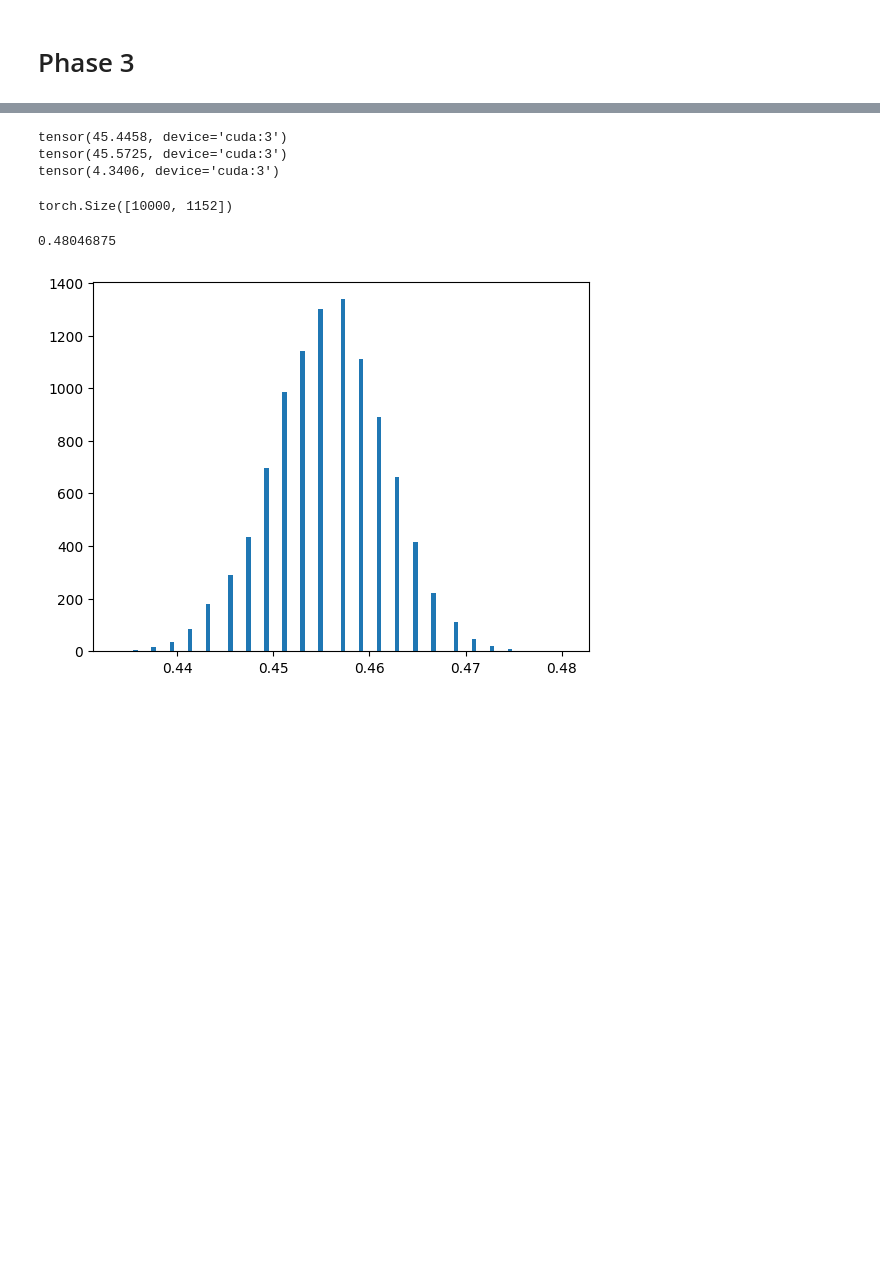
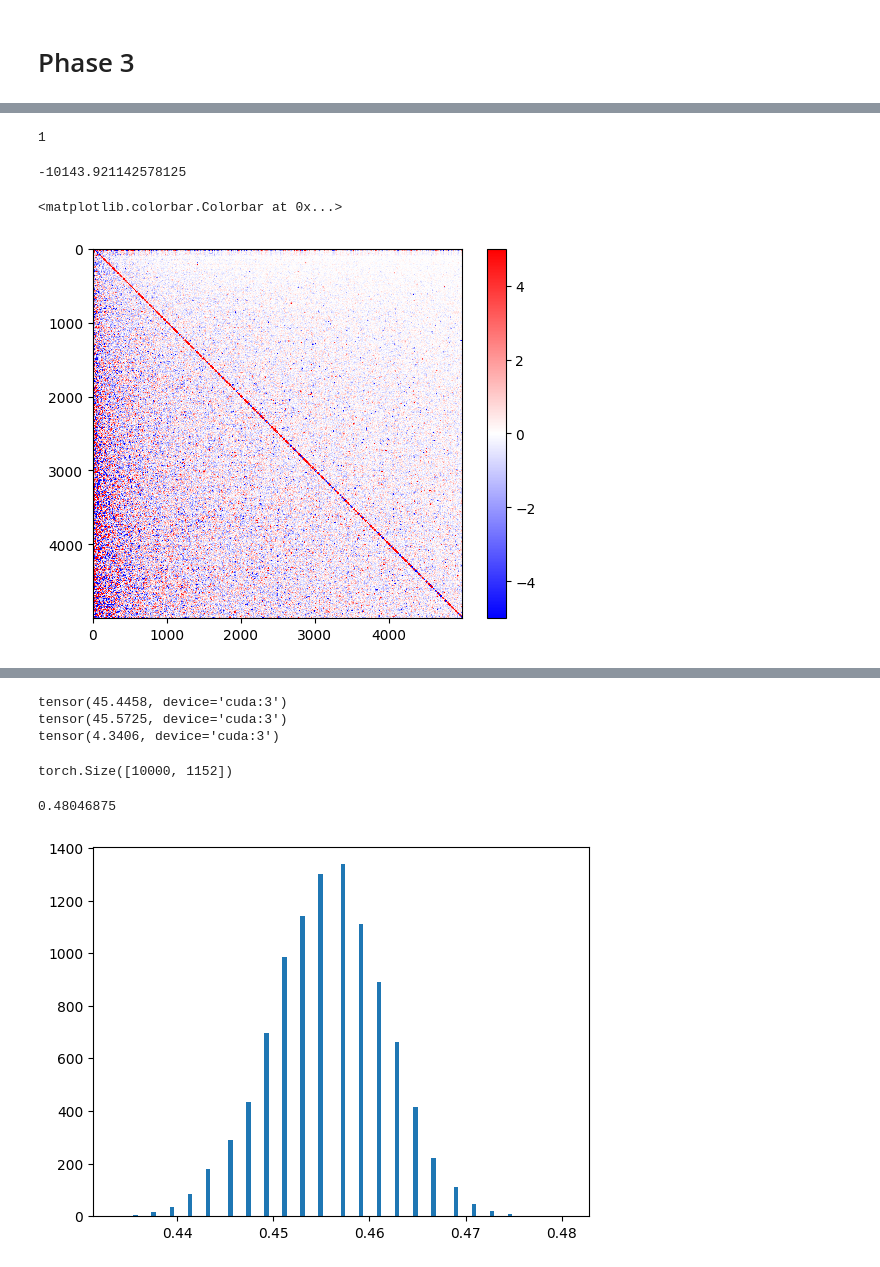
Before and after one commit to iglimlloja/llm-knowledge-distillation, a Jupyter notebook: distillation_gcp/debugging.ipynb, the cells around one changed output, grey strips where cells are left out. Drawn from its saved outputs; the diff is of its cells as text; code cells hidden in the pictures; blank space fills up the shorter version.

```diff
--- a/distillation_gcp/debugging.ipynb
+++ b/distillation_gcp/debugging.ipynb
@@ -657,0 +1145,29 @@ configuration['loader'] = loader
+# %%
+final_XtX = torch.zeros((p, p), device='cpu', dtype=torch.float32)
+final_XtY = torch.zeros((p, m), device='cpu', dtype=torch.float32)
+# %%
+len(XtXs_results)
+# %% [output]
+1
+# %%
+for i in range(len(XtXs_results)):
+    final_XtX.add_(XtXs_results[i].to('cpu'))
+    final_XtY.add_(XtYs_results[i].to('cpu'))
+# %%
+XtYs_results[4][0,0].item() + XtYs_results[3][0,0].item() + XtYs_results[2][0,0].item() + + XtYs_results[1][0,0].item() + XtYs_results[0][0,0].item()
+# %% [output]
+-10143.921142578125
+# %%
+reg_matrix = torch.eye(p) * 0.001
+first_component = final_XtX + reg_matrix
+# %%
+B_hat = torch.linalg.solve(first_component, final_XtY*1000)
+# %%
+# New
+import matplotlib.pyplot as plt
+
+plt.imshow(B_hat.numpy()[:5000, :5000], cmap='bwr', vmin=-5, vmax = 5)
+plt.colorbar()
+# %% [output]
+<matplotlib.colorbar.Colorbar at 0x...>
+[figure, added]
```
Also changed, not shown: parts of 173 cells of this notebook, 4 other files.
